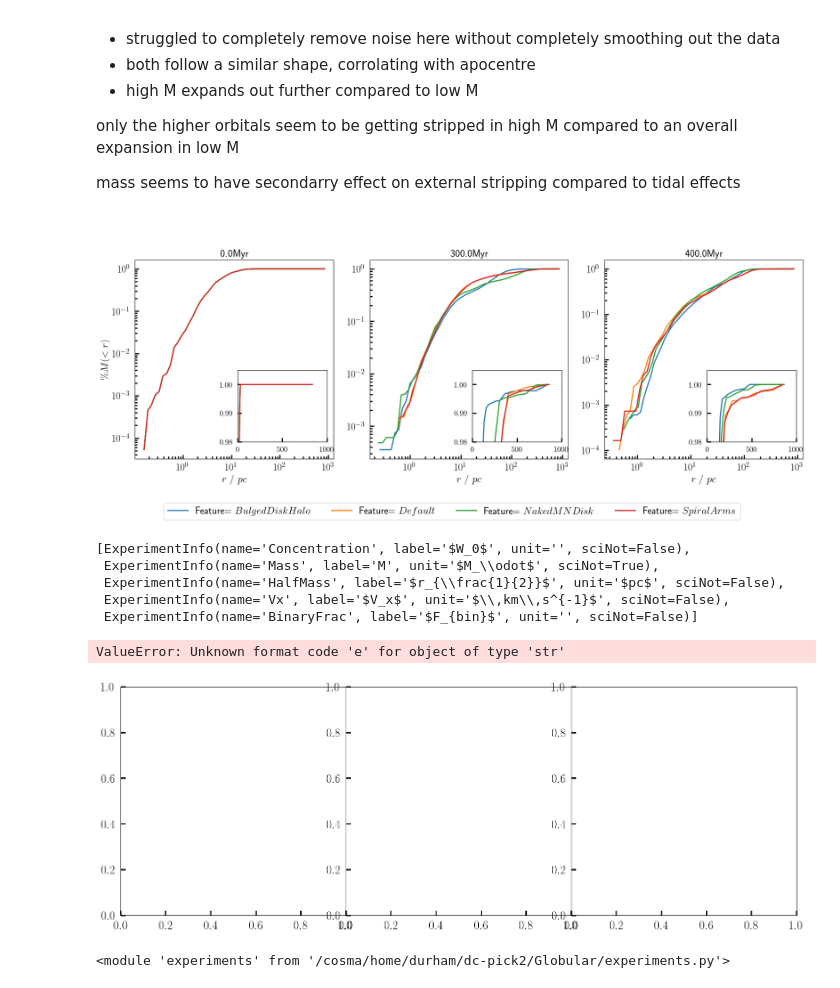
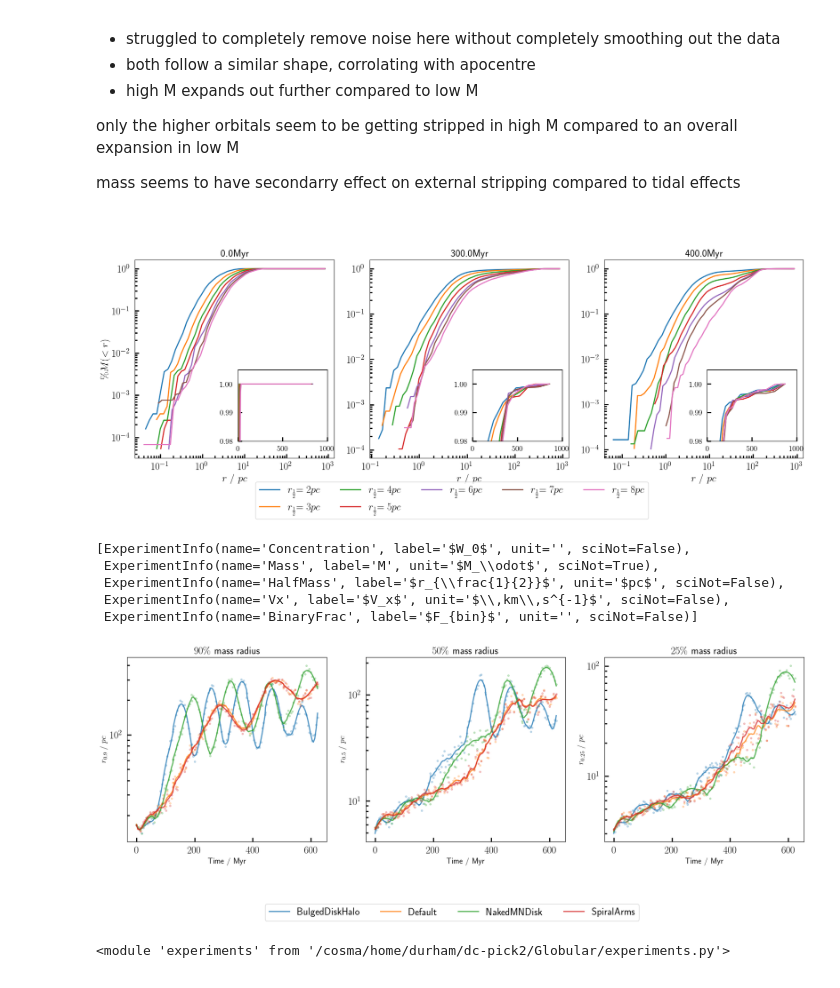
Before and after one commit to RSPicken2/stellar-streams, a Jupyter notebook: MassProfileAnalysis.ipynb, the cells around one changed output. Drawn from its saved outputs; the diff is of its cells as text; code cells hidden in the pictures.

Commit message:
Streamline formatting

```diff
--- a/MassProfileAnalysis.ipynb
+++ b/MassProfileAnalysis.ipynb
@@ -496,5 +495,5 @@ all_bounding_dfs = map_leaves(mass_profiles,find_bounding_radii_mp, fractions=fr
 # %%
-ex = e.GalFeatures
+ex = e.HalfMass
 
 
 fig, axes = plt.subplots(1, len(times), figsize=(6*len(times),7))
@@ -504,15 +503,10 @@ zooms = {ax: inset_axes(ax, width="45%", height="45%", loc="lower right",
 for run, mass_profiles in all_mass_profiles[ex.name].items():
     first = True
     for ax, (time, (r_sort, _, m_sums)) in zip(axes, mass_profiles.items()):
-        if ex.sciNot:
-            mantissa, exponent = f"{run:.2e}".split("e+")
-            label = fr'{ex.label}$={mantissa}\times 10^{{{exponent}}}${ex.unit}'
-        else:
-            label = fr'{ex.label}$={run}${ex.unit}'
 
         percent =  m_sums/ m_sums[-1]
         ax.plot(r_sort, percent,
-                label=label if first else '',
+                label=ex.FormatLabel(run) if first else '',
                linewidth=2)
         ax.set_xscale('log')
         ax.set_yscale('log')
@@ -547,9 +541,9 @@ plt.tight_layout()
 plt.savefig(f'Images/{ex.name}_mass_profiles.png', bbox_inches='tight')
 plt.show()
 # %% [output]
-[figure, old version]
+[figure, new version]
 # %%
-fractions = np.asarray([0.99, 0.5, 0.25])
+fractions = np.asarray([0.90, 0.5, 0.25])
 all_runs_data_sweep = {exp.name: get_runs_data(source + '/' + exp.name, Myr_skip=5) for exp in e.exlist}
 all_mass_profiles_sweep = map_leaves(all_runs_data_sweep, find_mass_profile_df, bins=50, rmax=10**3)
 all_bounding_dfs = {experiment: find_all_bounding_radiis(mps, fractions) for experiment, mps in all_mass_profiles_sweep.items()}
@@ -571,47 +565,38 @@ for run, df in all_bounding_dfs[ex.name].items():
     #if run not in runs:
      #   continue
 
-    if ex.sciNot:
-        mantissa, exponent = f"{run:.2e}".split("e+")
-        label = fr'{ex.label}$={mantissa}\times 10^{{{exponent}}}${ex.unit}'
-    else:
-        label = fr'{ex.label}$={run}${ex.unit}'
-
     savgol_window = int(round(savgol_width / np.median(np.diff(df['time']))))
 
 
     #radii_clipped = median_filter(df[fractions], size=(median_window, 1))
 
     radii_smooth = savgol_filter(df[fractions], savgol_window, 4, axis=0)
 
     for i, frac in enumerate(fractions):
-        mantissa, exponent = f"{run:.2e}".split("e+")
-
         dataplt, = axes[i].plot(df['time'], df[frac], marker='.', linestyle='', alpha=0.25)
-        axes[i].plot(df['time'], radii_smooth[:, i], label=label,
+        axes[i].plot(df['time'], radii_smooth[:, i], label=ex.FormatLabel(run),
                      color=dataplt.get_color(), alpha=0.8, linewidth=2)
         axes[i].set_title(fr'${100*frac:.0f}\%$ mass radius')
         axes[i].set_xlabel('Time / Myr', fontsize=14)
         axes[i].set_ylabel(fr'$r_{{{frac}}}\ /\ pc$', fontsize=14)
         #axes[i].legend()
         axes[i].set_yscale('log')
 
 #axes[0].set_ylim([1,400])
 
 #plt.suptitle(fr'${{{run_label}}}$ Bounding Mass Radii')
 
 handles, labels = axes[0].get_legend_handles_labels()
 fig.legend(handles, labels, loc='lower center',
     ncol=min(len(labels),5), bbox_to_anchor=(0.5, -0.2))
 
 plt.tight_layout()
 plt.savefig(f'Images/{ex.name}_mass_radii.png')
 plt.show()
 
 # start making captions for final paper. Last line should give you the jist of what the figure is conveying
 # %% [output]
-ValueError: Unknown format code 'e' for object of type 'str'
-[figure, old version]
+[figure, new version]
 # %%
 import importlib
 import experiments as e
```
Also changed, not shown: parts of 1 cell of this notebook, 2 other files.
